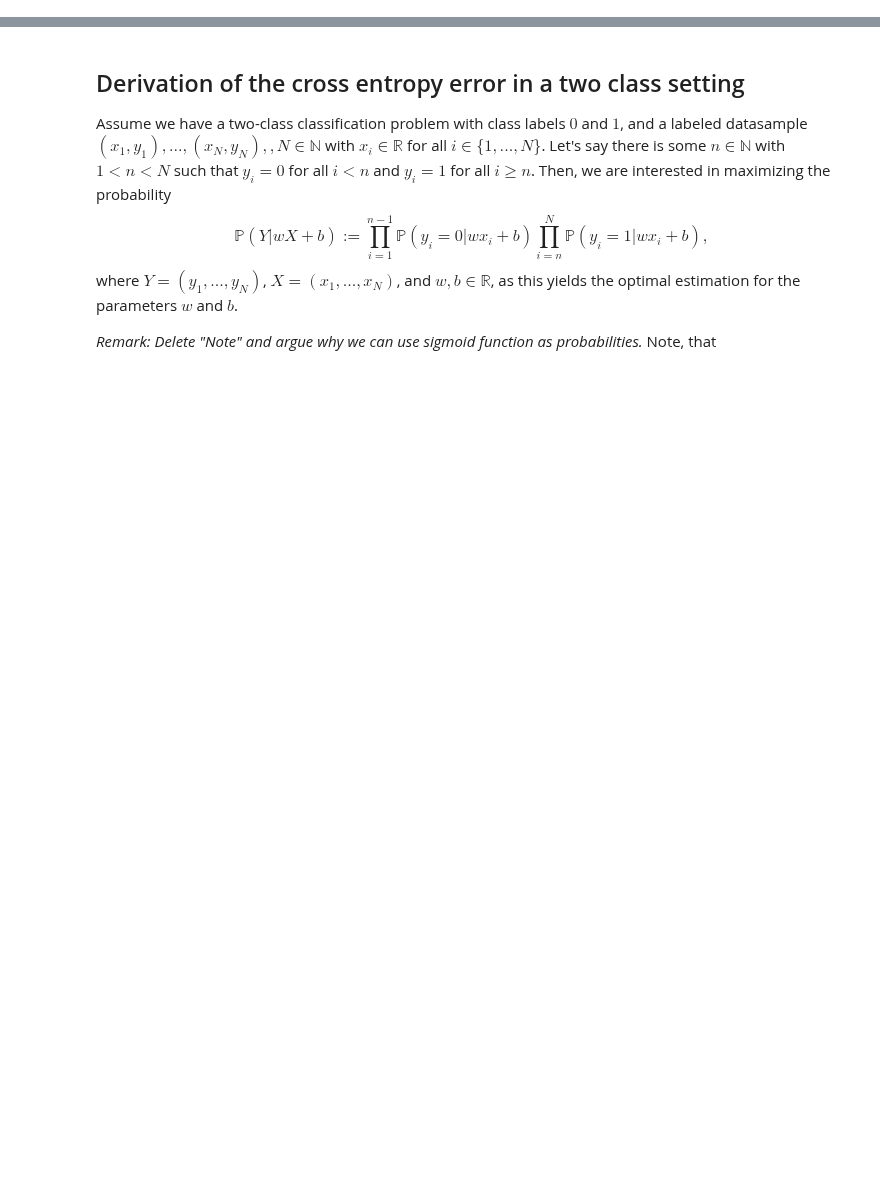
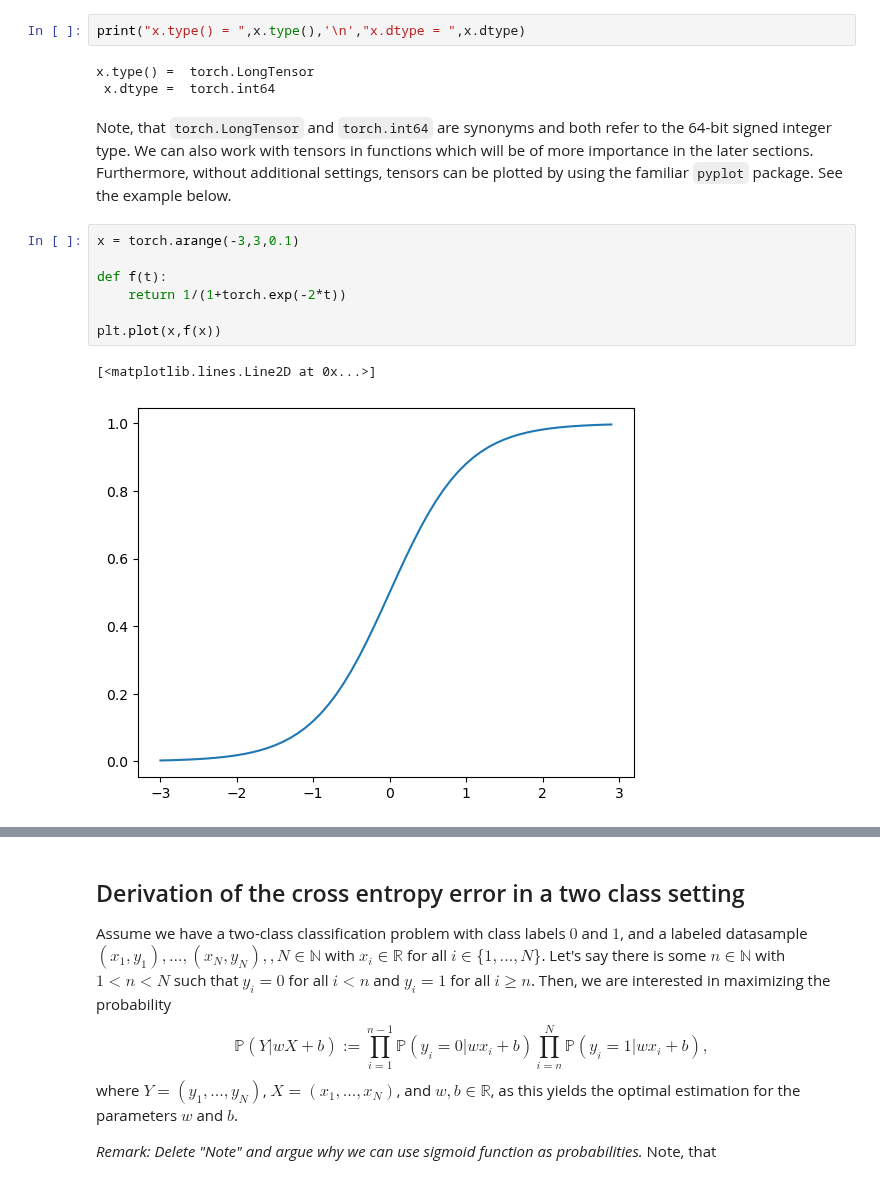
Before and after one commit to LinusLach/Blog, a Jupyter notebook: posts/post-with-code/Pytorch/Intro_Classification_NN.ipynb, the cells around one changed output, grey strips where cells are left out. Saved outputs shown, nothing was run; the diff lists cells and outputs as text; blank space fills up the shorter version.

```diff
--- a/posts/post-with-code/Pytorch/Intro_Classification_NN.ipynb
+++ b/posts/post-with-code/Pytorch/Intro_Classification_NN.ipynb
@@ -14,0 +35,18 @@ from ipywidgets import interact, widgets, Layout
+# %%
+print("x.type() = ",x.type(),'\n',"x.dtype = ",x.dtype)
+# %% [output]
+x.type() =  torch.LongTensor
+ x.dtype =  torch.int64
+# %% [markdown]
+Note, that `torch.LongTensor` and `torch.int64` are synonyms and both refer to the 64-bit signed integer type.
+We can also work with tensors in functions which will be of more importance in the later sections. Furthermore, without additional settings, tensors can be plotted by using the familiar `pyplot` package. See the example below.
+# %%
+x = torch.arange(-3,3,0.1)
+
+def f(t):
+    return 1/(1+torch.exp(-2*t))
+
+plt.plot(x,f(x))
+# %% [output]
+[<matplotlib.lines.Line2D at 0x...>]
+[figure, added]
```
Also changed, not shown: parts of 26 cells of this notebook.
